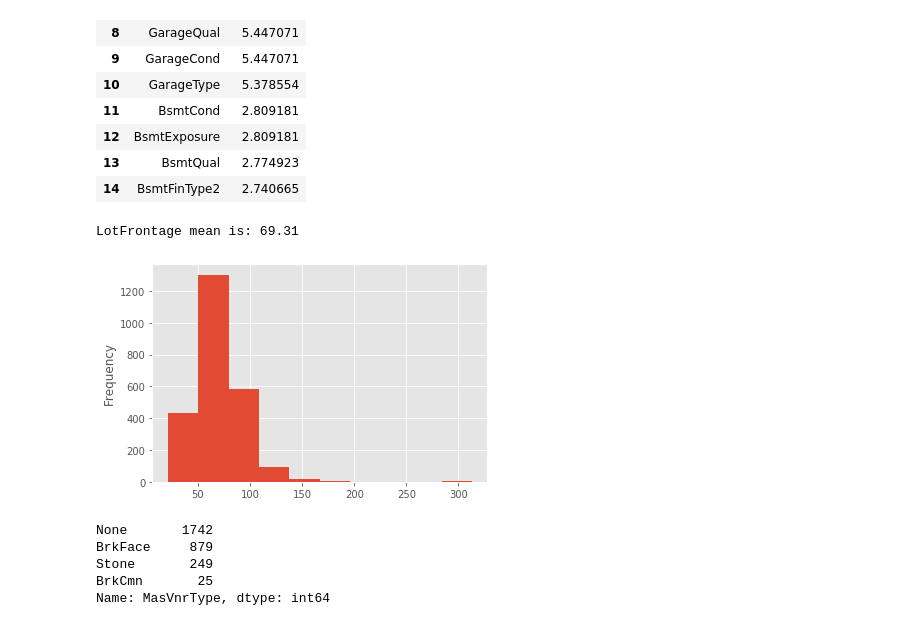
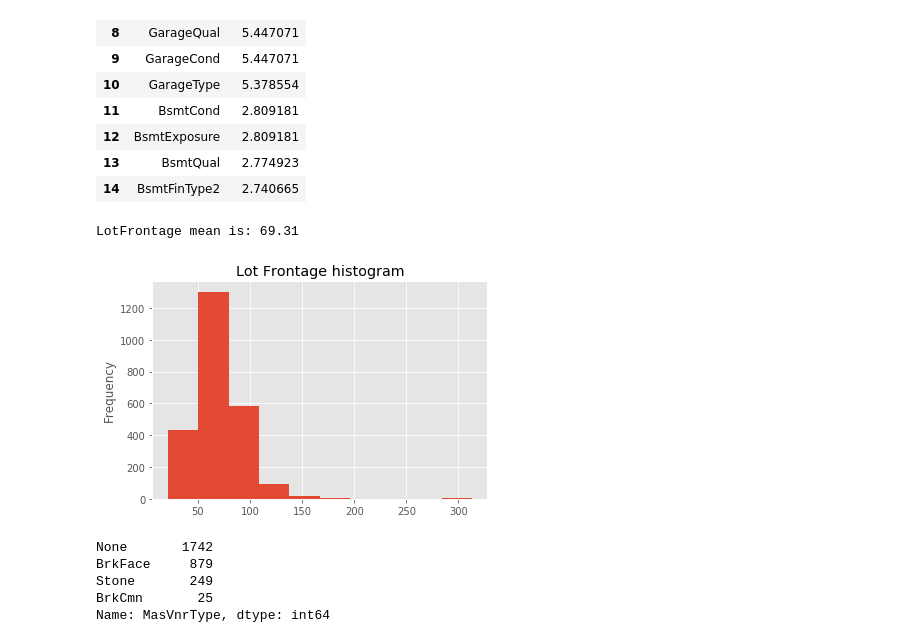
Before and after one commit to cosmochoi/Housing_Prediction, a Jupyter notebook: Housing_Prediction.ipynb, the cells around one changed output. Drawn from its saved outputs; the diff is of its cells as text; code cells hidden in the pictures.

```diff
--- a/Housing_Prediction.ipynb
+++ b/Housing_Prediction.ipynb
@@ -148,15 +148,16 @@ all_data.drop(remove, axis = 1, inplace = True)
 # %%
 #trainset.columns[trainset.isnull().any(axis=0)]
 
 #LotFrontage Imputation
 all_data[all_data['LotFrontage'].isna()]
 print('LotFrontage mean is: %.2f' %all_data['LotFrontage'].mean())
 all_data['LotFrontage'].plot(kind = 'hist')
+plt.title('Lot Frontage histogram')
 # Since the mean 69.31 seems to match well with the histogram, we can impute the missing values with the mean
 all_data['LotFrontage'] = all_data['LotFrontage'].fillna(all_data['LotFrontage'].mean())
 # %% [output]
 LotFrontage mean is: 69.31
-[figure, old version]
+[figure, new version]
 # %%
 # MasVnrType imputation
 all_data[all_data['MasVnrType'].isna()]
```
Also changed, not shown: parts of 2 cells of this notebook.
